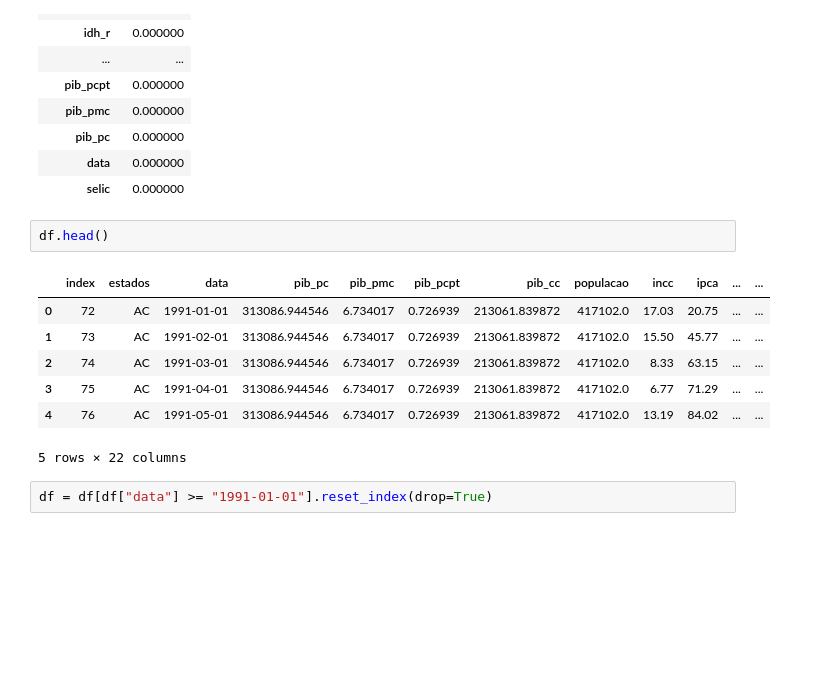
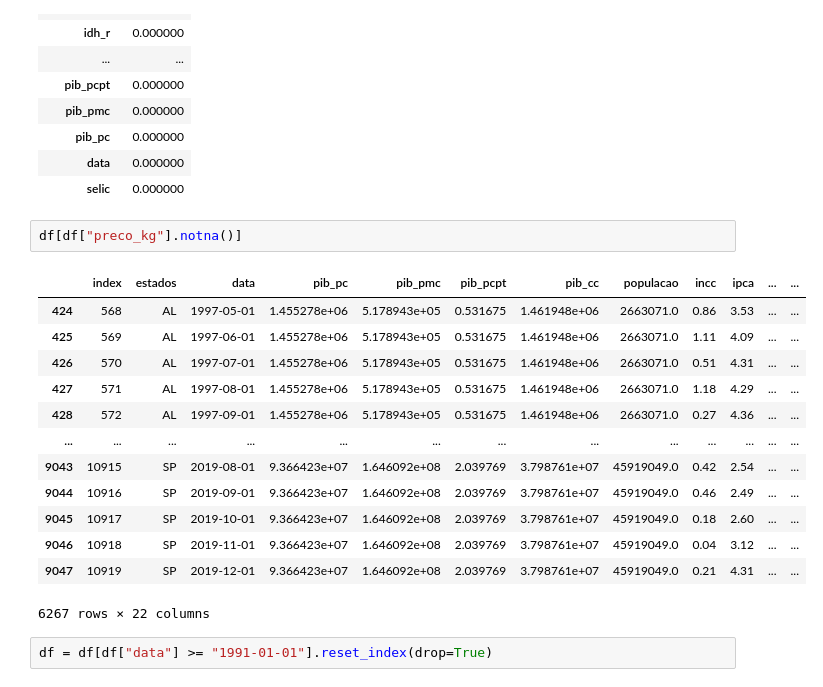
Before and after one commit to LeiteJu/TCC, a Jupyter notebook: notebooks/eda.ipynb, the cells around one changed output. Cells and saved outputs as stored; diff of their text form; blank space fills up the shorter version.

```diff
--- a/notebooks/eda.ipynb
+++ b/notebooks/eda.ipynb
@@ -41,15 +41,21 @@ df = pd.read_csv(f"{PATH}input.csv")
 | data | 0.000000 |
 | selic | 0.000000 |
 # %%
-df.head()
+df[df["preco_kg"].notna()]
 # %% [output]
 |  | index | estados | data | pib_pc | pib_pmc | pib_pcpt | pib_cc | populacao | incc | ipca | ... | ... |
-| 0 | 72 | AC | 1991-01-01 | 313086.944546 | 6.734017 | 0.726939 | 213061.839872 | 417102.0 | 17.03 | 20.75 | ... | ... |
-| 1 | 73 | AC | 1991-02-01 | 313086.944546 | 6.734017 | 0.726939 | 213061.839872 | 417102.0 | 15.50 | 45.77 | ... | ... |
-| 2 | 74 | AC | 1991-03-01 | 313086.944546 | 6.734017 | 0.726939 | 213061.839872 | 417102.0 | 8.33 | 63.15 | ... | ... |
-| 3 | 75 | AC | 1991-04-01 | 313086.944546 | 6.734017 | 0.726939 | 213061.839872 | 417102.0 | 6.77 | 71.29 | ... | ... |
-| 4 | 76 | AC | 1991-05-01 | 313086.944546 | 6.734017 | 0.726939 | 213061.839872 | 417102.0 | 13.19 | 84.02 | ... | ... |
+| 424 | 568 | AL | 1997-05-01 | 1.455278e+06 | 5.178943e+05 | 0.531675 | 1.461948e+06 | 2663071.0 | 0.86 | 3.53 | ... | ... |
+| 425 | 569 | AL | 1997-06-01 | 1.455278e+06 | 5.178943e+05 | 0.531675 | 1.461948e+06 | 2663071.0 | 1.11 | 4.09 | ... | ... |
+| 426 | 570 | AL | 1997-07-01 | 1.455278e+06 | 5.178943e+05 | 0.531675 | 1.461948e+06 | 2663071.0 | 0.51 | 4.31 | ... | ... |
+| 427 | 571 | AL | 1997-08-01 | 1.455278e+06 | 5.178943e+05 | 0.531675 | 1.461948e+06 | 2663071.0 | 1.18 | 4.29 | ... | ... |
+| 428 | 572 | AL | 1997-09-01 | 1.455278e+06 | 5.178943e+05 | 0.531675 | 1.461948e+06 | 2663071.0 | 0.27 | 4.36 | ... | ... |
+| ... | ... | ... | ... | ... | ... | ... | ... | ... | ... | ... | ... | ... |
+| 9043 | 10915 | SP | 2019-08-01 | 9.366423e+07 | 1.646092e+08 | 2.039769 | 3.798761e+07 | 45919049.0 | 0.42 | 2.54 | ... | ... |
+| 9044 | 10916 | SP | 2019-09-01 | 9.366423e+07 | 1.646092e+08 | 2.039769 | 3.798761e+07 | 45919049.0 | 0.46 | 2.49 | ... | ... |
+| 9045 | 10917 | SP | 2019-10-01 | 9.366423e+07 | 1.646092e+08 | 2.039769 | 3.798761e+07 | 45919049.0 | 0.18 | 2.60 | ... | ... |
+| 9046 | 10918 | SP | 2019-11-01 | 9.366423e+07 | 1.646092e+08 | 2.039769 | 3.798761e+07 | 45919049.0 | 0.04 | 3.12 | ... | ... |
+| 9047 | 10919 | SP | 2019-12-01 | 9.366423e+07 | 1.646092e+08 | 2.039769 | 3.798761e+07 | 45919049.0 | 0.21 | 4.31 | ... | ... |
-5 rows × 22 columns
+6267 rows × 22 columns
 # %%
 df = df[df["data"] >= "1991-01-01"].reset_index(drop=True)
 # %%
```
Also changed, not shown: 3 other files.
